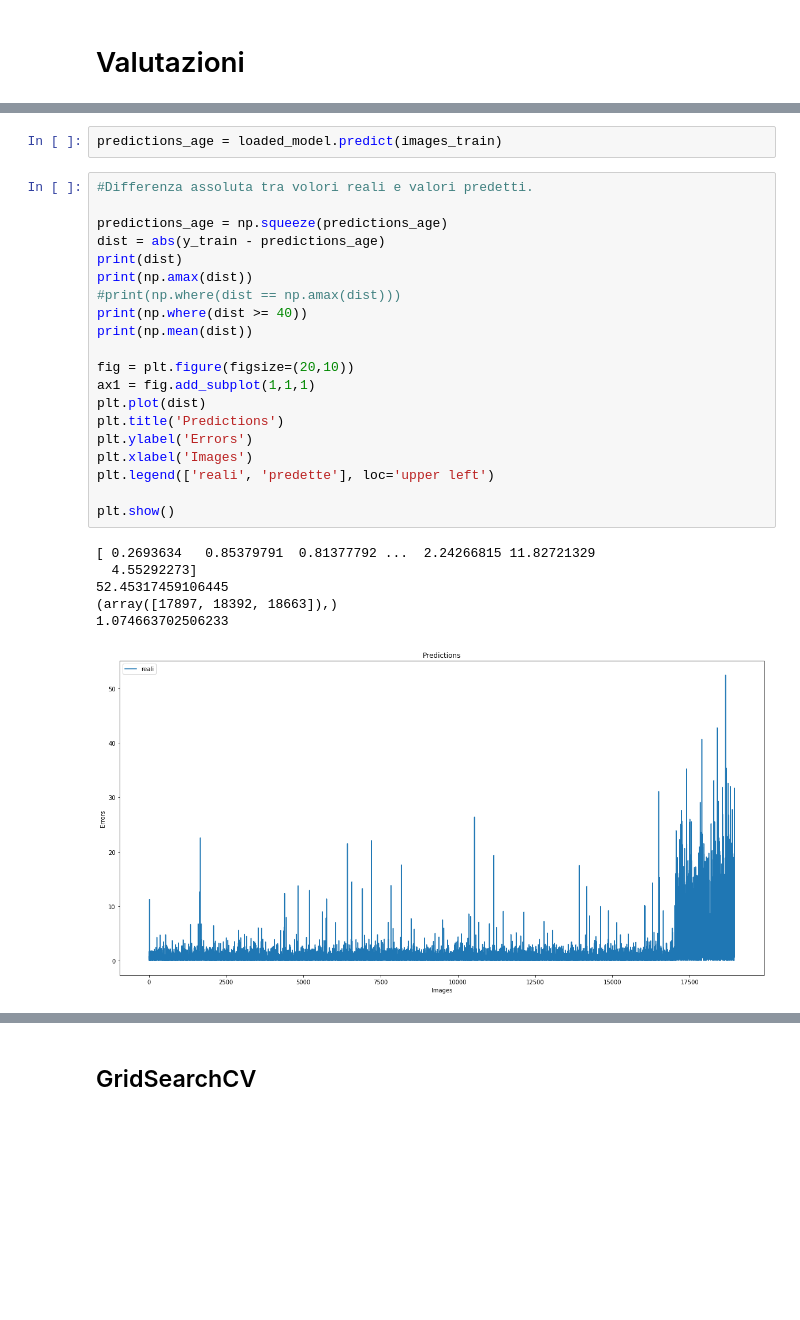
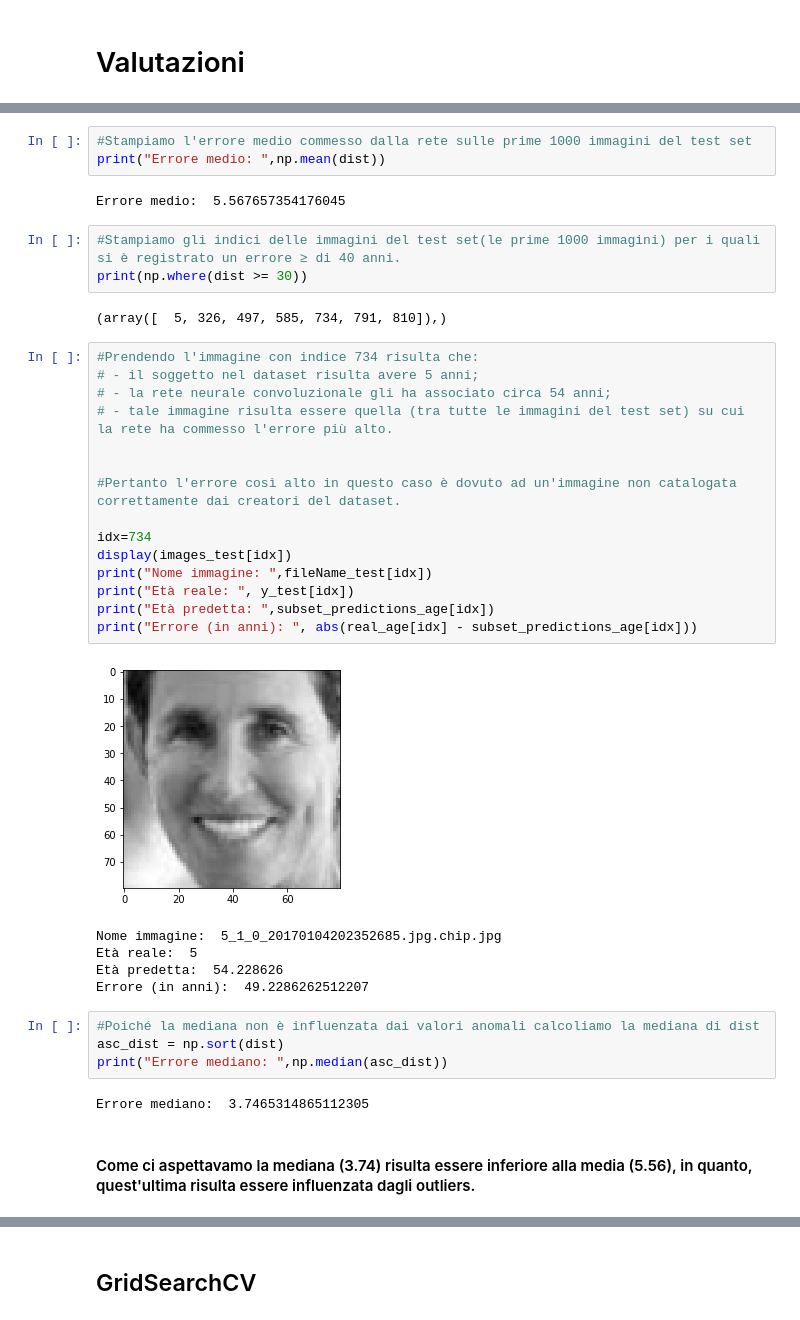
Before and after one commit to domenico97/AgeReg, a Jupyter notebook: AgeReg.ipynb, the cells around one changed output, grey strips where cells are left out. Cells and saved outputs as stored; diff of their text form; blank space fills up the shorter version.

```diff
--- a/AgeReg.ipynb
+++ b/AgeReg.ipynb
@@ -449,29 +438,39 @@ plt.show()
-# %%
-predictions_age = loaded_model.predict(images_train)
-# %%
-#Differenza assoluta tra volori reali e valori predetti.
-
-predictions_age = np.squeeze(predictions_age)
-dist = abs(y_train - predictions_age)
-print(dist)
-print(np.amax(dist))
-#print(np.where(dist == np.amax(dist)))
-print(np.where(dist >= 40))
-print(np.mean(dist))
-
-fig = plt.figure(figsize=(20,10))
-ax1 = fig.add_subplot(1,1,1)
-plt.plot(dist)
-plt.title('Predictions')
-plt.ylabel('Errors')
-plt.xlabel('Images')
-plt.legend(['reali', 'predette'], loc='upper left')
-
-plt.show()
-# %% [output]
-[ 0.2693634   0.85379791  0.81377792 ...  2.24266815 11.82721329
-  4.55292273]
-52.45317459106445
-(array([17897, 18392, 18663]),)
-1.074663702506233
-[figure, removed]
+# %%
+#Stampiamo l'errore medio commesso dalla rete sulle prime 1000 immagini del test set
+print("Errore medio: ",np.mean(dist))
+# %% [output]
+Errore medio:  5.567657354176045
+# %%
+#Stampiamo gli indici delle immagini del test set(le prime 1000 immagini) per i quali si è registrato un errore ≥ di 40 anni.
+print(np.where(dist >= 30))
+# %% [output]
+(array([  5, 326, 497, 585, 734, 791, 810]),)
+# %%
+#Prendendo l'immagine con indice 734 risulta che:
+# - il soggetto nel dataset risulta avere 5 anni;
+# - la rete neurale convoluzionale gli ha associato circa 54 anni;
+# - tale immagine risulta essere quella (tra tutte le immagini del test set) su cui la rete ha commesso l'errore più alto.
+
+
+#Pertanto l'errore così alto in questo caso è dovuto ad un'immagine non catalogata correttamente dai creatori del dataset.
+
+idx=734
+display(images_test[idx])
+print("Nome immagine: ",fileName_test[idx])
+print("Età reale: ", y_test[idx])
+print("Età predetta: ",subset_predictions_age[idx])
+print("Errore (in anni): ", abs(real_age[idx] - subset_predictions_age[idx]))
+# %% [output]
+[figure, added]
+Nome immagine:  5_1_0_20170104202352685.jpg.chip.jpg
+Età reale:  5
+Età predetta:  54.228626
+Errore (in anni):  49.2286262512207
+# %%
+#Poiché la mediana non è influenzata dai valori anomali calcoliamo la mediana di dist
+asc_dist = np.sort(dist)
+print("Errore mediano: ",np.median(asc_dist))
+# %% [output]
+Errore mediano:  3.7465314865112305
+# %% [markdown]
+#### Come ci aspettavamo la mediana (3.74) risulta essere inferiore alla media (5.56), in quanto, quest'ultima risulta essere influenzata dagli outliers.
```
Also changed, not shown: parts of 23 cells of this notebook.
